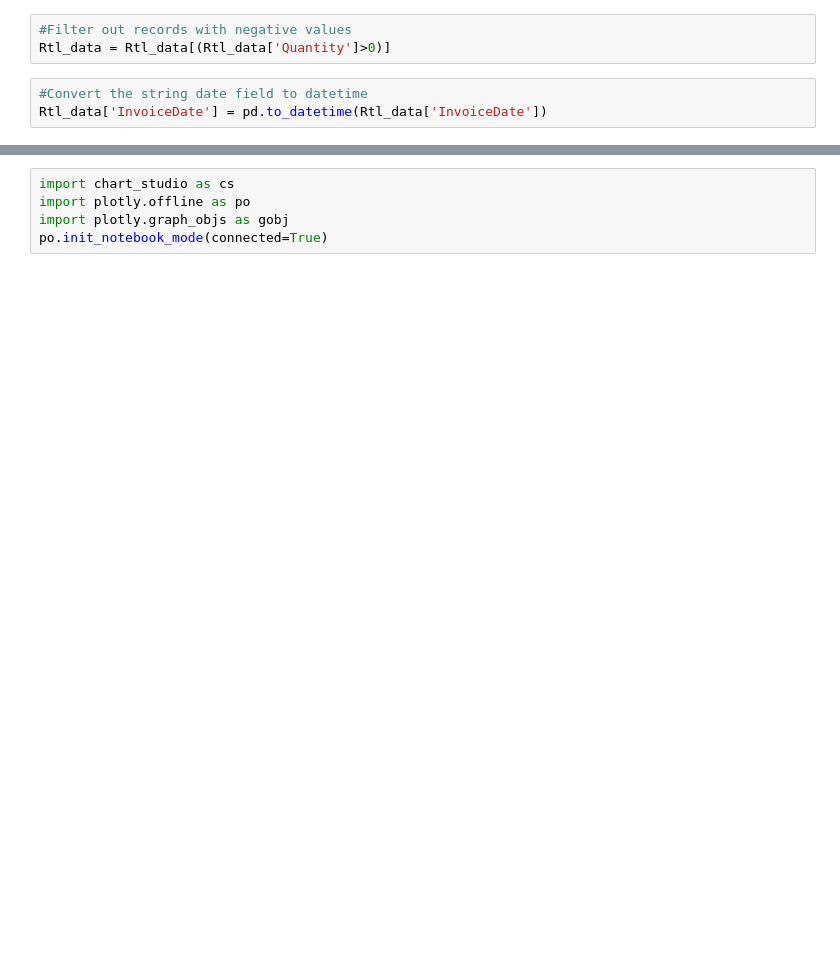
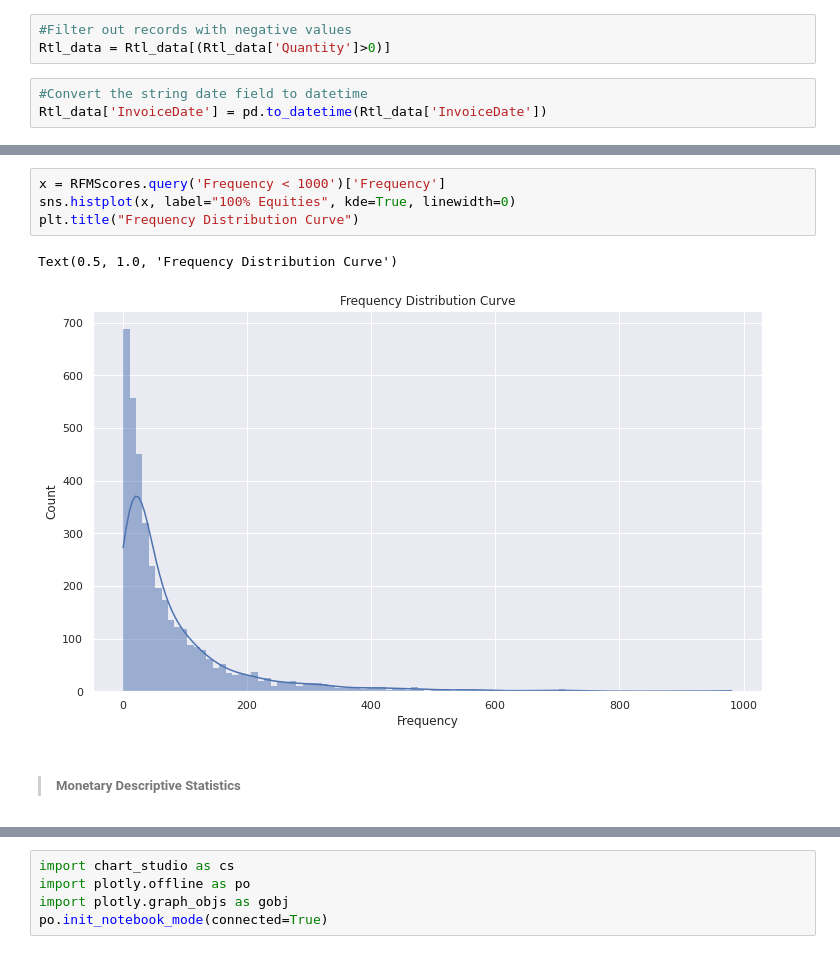
Before and after one commit to skpycoder786/CustomerSegmentation_MajorProject, a Jupyter notebook: customersegmentationanalysis-using-rfm-k-means.ipynb, the cells around one changed output, grey strips where cells are left out. Saved outputs shown, nothing was run; the diff lists cells and outputs as text; blank space fills up the shorter version.

```diff
--- a/customersegmentationanalysis-using-rfm-k-means.ipynb
+++ b/customersegmentationanalysis-using-rfm-k-means.ipynb
@@ -83,2 +174,11 @@ ax = sns.distplot(x)
+# %%
+x = RFMScores.query('Frequency < 1000')['Frequency']
+sns.histplot(x, label="100% Equities", kde=True, linewidth=0)
+plt.title("Frequency Distribution Curve")
+# %% [output]
+Text(0.5, 1.0, 'Frequency Distribution Curve')
+[figure, added]
+# %% [markdown]
+> #####  Monetary Descriptive Statistics
 # %%
 RFMScores.Monetary.describe()
```
Also changed, not shown: parts of 71 cells of this notebook.
